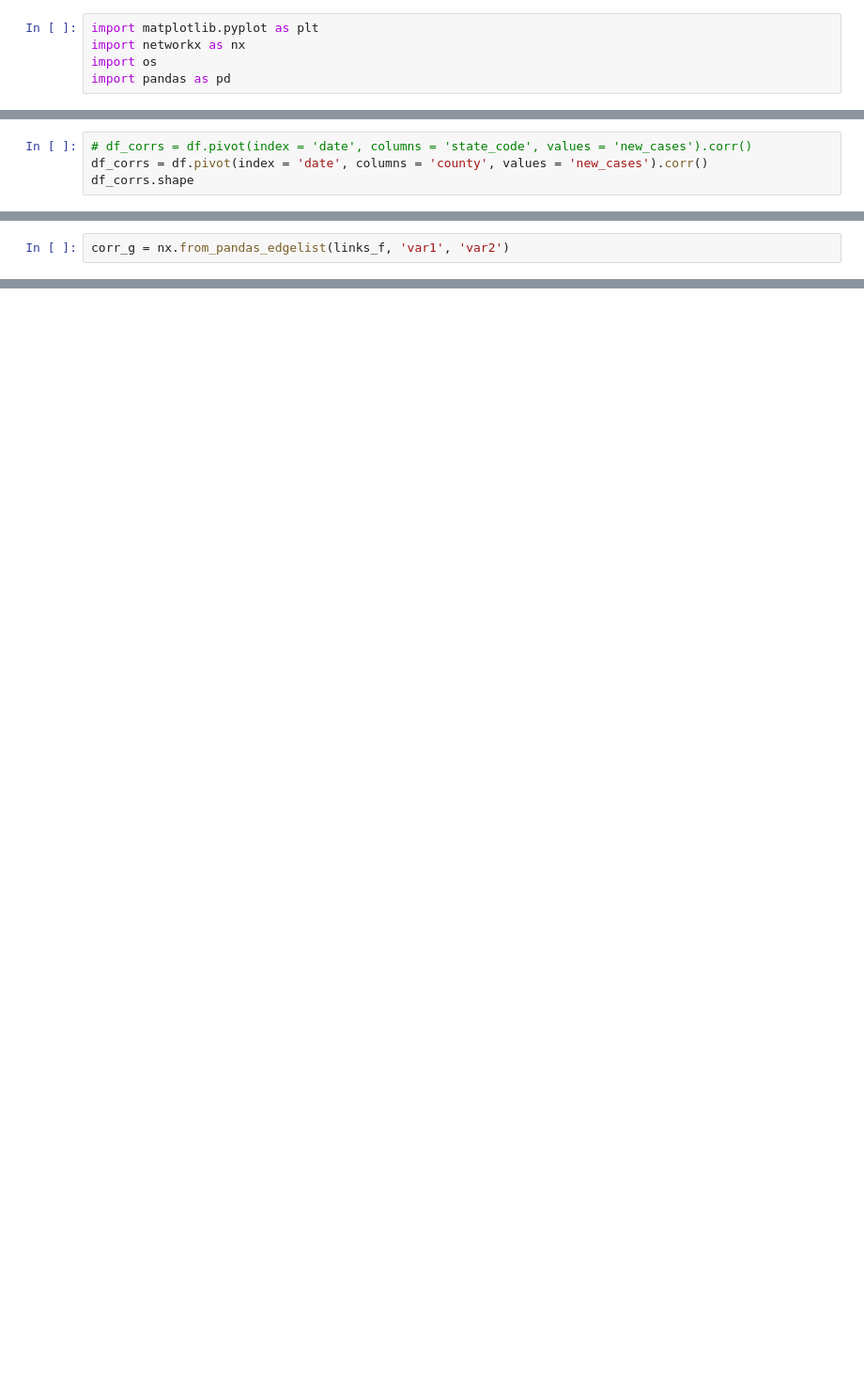
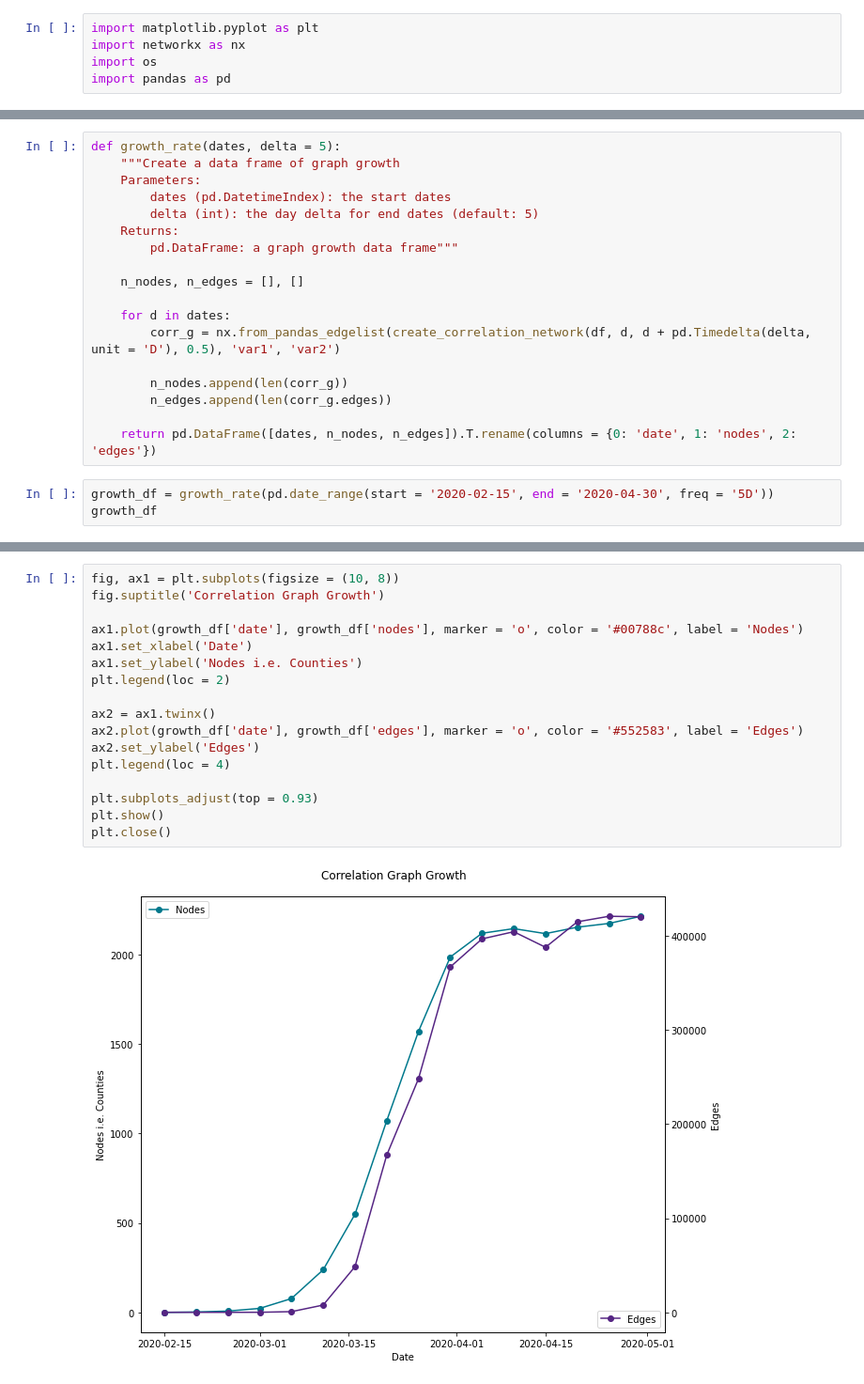
Before and after one commit to samar14641/covid-us-networks, a Jupyter notebook: correlation_networks.ipynb, the cells around one changed output, grey strips where cells are left out. Shown: that part at 94% size. Saved outputs shown, nothing was run; the diff lists cells and outputs as text; blank space fills up the shorter version.

Commit message:
added correlation graph creation and growth

```diff
--- a/correlation_networks.ipynb
+++ b/correlation_networks.ipynb
@@ -26,4 +21,0 @@ df = df[(df['date'] >= start_date) & (df['date'] <= end_date)]
-# %%
-# df_corrs = df.pivot(index = 'date', columns = 'state_code', values = 'new_cases').corr()
-df_corrs = df.pivot(index = 'date', columns = 'county', values = 'new_cases').corr()
-df_corrs.shape
@@ -56,2 +21,0 @@ links_f.shape
-# %%
-corr_g = nx.from_pandas_edgelist(links_f, 'var1', 'var2')
@@ -98,0 +46,21 @@ degree_distro(corr_g, 'Counties')
+# %%
+def growth_rate(dates, delta = 5):
+    """Create a data frame of graph growth
+    Parameters:
+        dates (pd.DatetimeIndex): the start dates
+        delta (int): the day delta for end dates (default: 5)
+    Returns:
+        pd.DataFrame: a graph growth data frame"""
+
+    n_nodes, n_edges = [], []
+
+    for d in dates:
+        corr_g = nx.from_pandas_edgelist(create_correlation_network(df, d, d + pd.Timedelta(delta, unit = 'D'), 0.5), 'var1', 'var2')
+
+        n_nodes.append(len(corr_g))
+        n_edges.append(len(corr_g.edges))
+
+    return pd.DataFrame([dates, n_nodes, n_edges]).T.rename(columns = {0: 'date', 1: 'nodes', 2: 'edges'})
+# %%
+growth_df = growth_rate(pd.date_range(start = '2020-02-15', end = '2020-04-30', freq = '5D'))
+growth_df
@@ -98,0 +85,19 @@ degree_distro(corr_g, 'Counties')
+# %%
+fig, ax1 = plt.subplots(figsize = (10, 8))
+fig.suptitle('Correlation Graph Growth')
+
+ax1.plot(growth_df['date'], growth_df['nodes'], marker = 'o', color = '#00788c', label = 'Nodes')
+ax1.set_xlabel('Date')
+ax1.set_ylabel('Nodes i.e. Counties')
+plt.legend(loc = 2)
+
+ax2 = ax1.twinx()
+ax2.plot(growth_df['date'], growth_df['edges'], marker = 'o', color = '#552583', label = 'Edges')
+ax2.set_ylabel('Edges')
+plt.legend(loc = 4)
+
+plt.subplots_adjust(top = 0.93)
+plt.show()
+plt.close()
+# %% [output]
+[figure, added]
```
Also changed, not shown: parts of 14 cells of this notebook, 1 other file.
